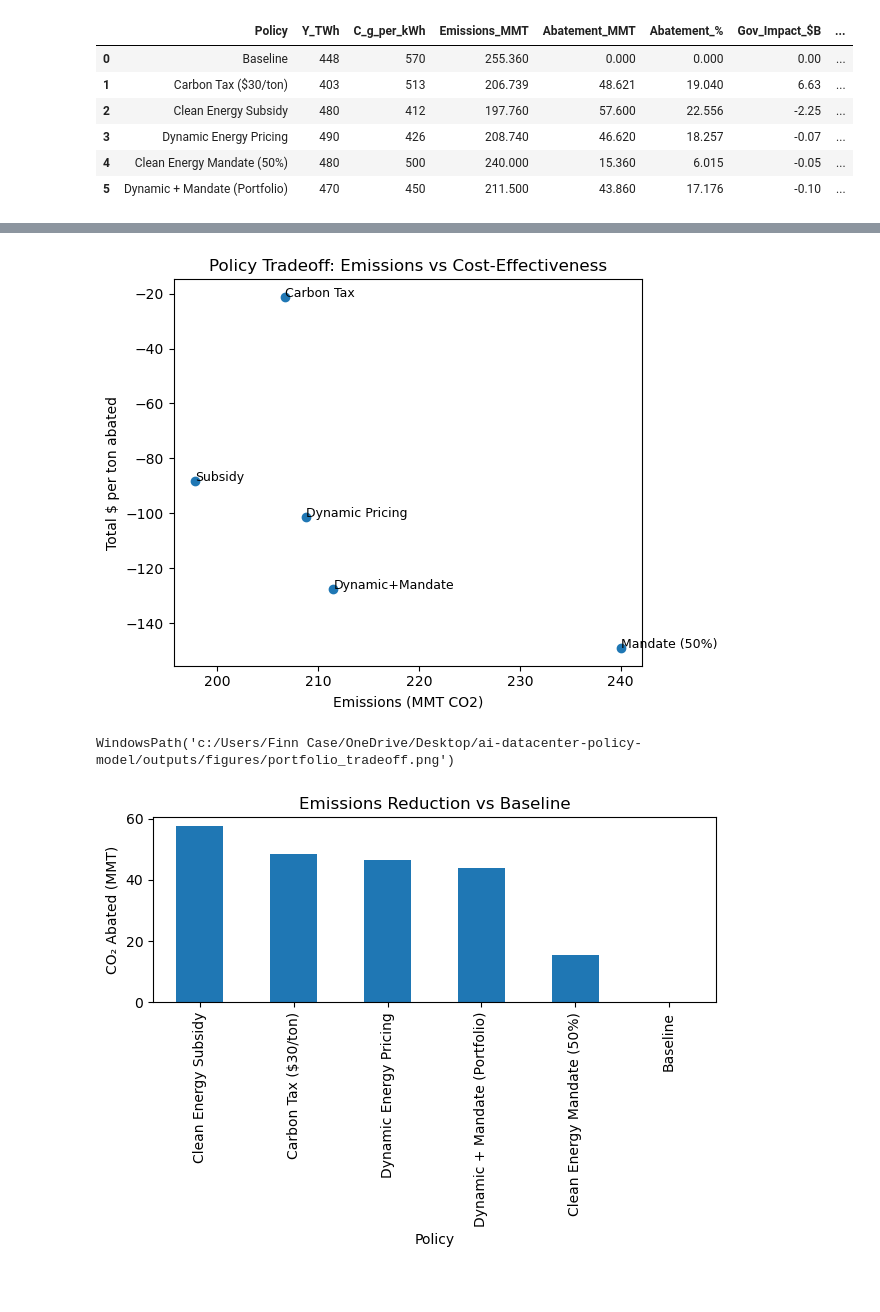
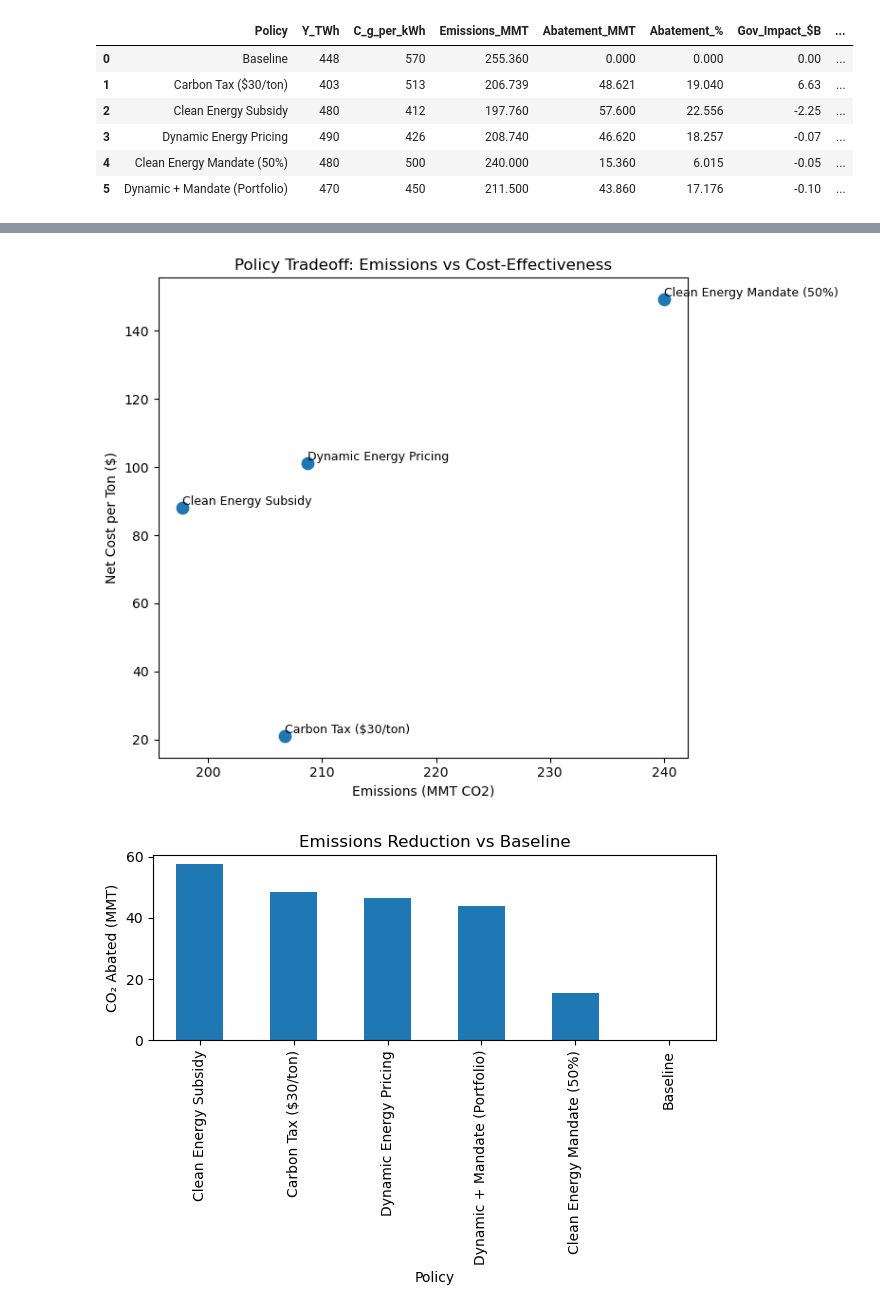
Before and after one commit to finnrcase/ai-data-center-policy-model, a Jupyter notebook: Notebooks/04_policy_portfolio.ipynb, the cells around one changed output, grey strips where cells are left out. Saved outputs shown, nothing was run; the diff lists cells and outputs as text; code cells hidden in the pictures; blank space fills up the shorter version.

Commit message:
Fix portfolio tradeoff plot

```diff
--- a/Notebooks/04_policy_portfolio.ipynb
+++ b/Notebooks/04_policy_portfolio.ipynb
@@ -143,14 +144,24 @@ ranked_out.round(3)
 plot_df = df_plot[df_plot["Policy"] != "Baseline"].copy()
 plot_df = plot_df.sort_values("Emissions_MMT")
 
-plt.figure()
-plt.scatter(plot_df["Emissions_MMT"], plot_df["Total_$per_ton"])
+# Flip sign so cost per ton appears positive
+plot_df["Cost_per_ton_Positive"] = -plot_df["Total_$per_ton"]
+
+plt.figure(figsize=(8,6))
+plt.scatter(plot_df["Emissions_MMT"], plot_df["Cost_per_ton_Positive"], s=80)
 
 for _, r in plot_df.iterrows():
-    plt.text(r["Emissions_MMT"], r["Total_$per_ton"], r["Label"], fontsize=9)
+    plt.text(
+        r["Emissions_MMT"],
+        r["Cost_per_ton_Positive"],
+        r["Label"],   # if this errors, change to r["Policy"]
+        fontsize=9,
+        ha="left",
+        va="bottom"
+    )
 
 plt.xlabel("Emissions (MMT CO2)")
-plt.ylabel("Total $ per ton abated")
+plt.ylabel("Net Cost per Ton ($)")
 plt.title("Policy Tradeoff: Emissions vs Cost-Effectiveness")
 plt.tight_layout()
 plt.show()
@@ -159,19 +179,29 @@ plt.show()
 # %%
-fig_path = OUTPUT_FIGS / "portfolio_tradeoff.png"
-plt.figure()
-plt.scatter(plot_df["Emissions_MMT"], plot_df["Total_$per_ton"])
+# --- Make plot_df (no Label dependency) ---
+plot_df = df.copy()
+if "Policy" not in plot_df.columns:
+    plot_df = plot_df.reset_index()
+
+plot_df = plot_df[plot_df["Policy"] != "Baseline"].copy()
+
+# Make cost-per-ton positive for presentation
+if "Cost_per_ton_Positive" not in plot_df.columns:
+    plot_df["Cost_per_ton_Positive"] = -plot_df["Total_$per_ton"]
+
+# --- Plot ---
+plt.figure(figsize=(8,6))
+plt.scatter(plot_df["Emissions_MMT"], plot_df["Cost_per_ton_Positive"], s=80)
+
 for _, r in plot_df.iterrows():
-    plt.text(r["Emissions_MMT"], r["Total_$per_ton"], r["Label"], fontsize=9)
+    plt.text(r["Emissions_MMT"], r["Cost_per_ton_Positive"], r["Policy"], fontsize=9, ha="left", va="bottom")
+
 plt.xlabel("Emissions (MMT CO2)")
-plt.ylabel("Total $ per ton abated")
+plt.ylabel("Net Cost per Ton ($)")
 plt.title("Policy Tradeoff: Emissions vs Cost-Effectiveness")
 plt.tight_layout()
-plt.savefig(fig_path, dpi=200)
 plt.show()
-fig_path
 # %% [output]
-[figure, old version]
+[figure, new version]
-WindowsPath('c:/Users/Finn Case/OneDrive/Desktop/ai-datacenter-policy-model/outputs/figures/portfolio_tradeoff.png')
 # %%
 import matplotlib.pyplot as plt
 
```
Also changed, not shown: parts of 6 cells of this notebook, 5 other files.
